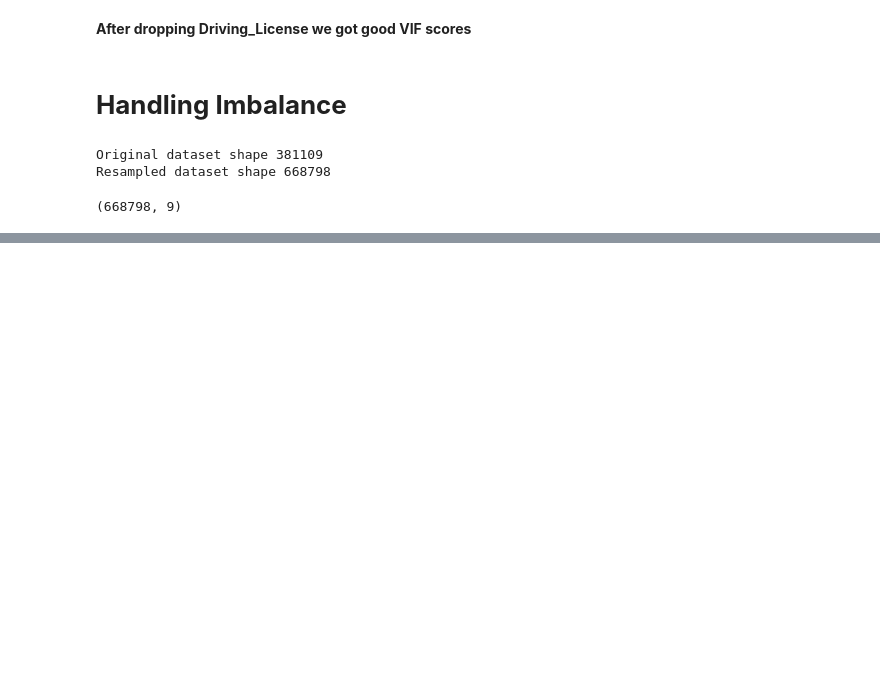
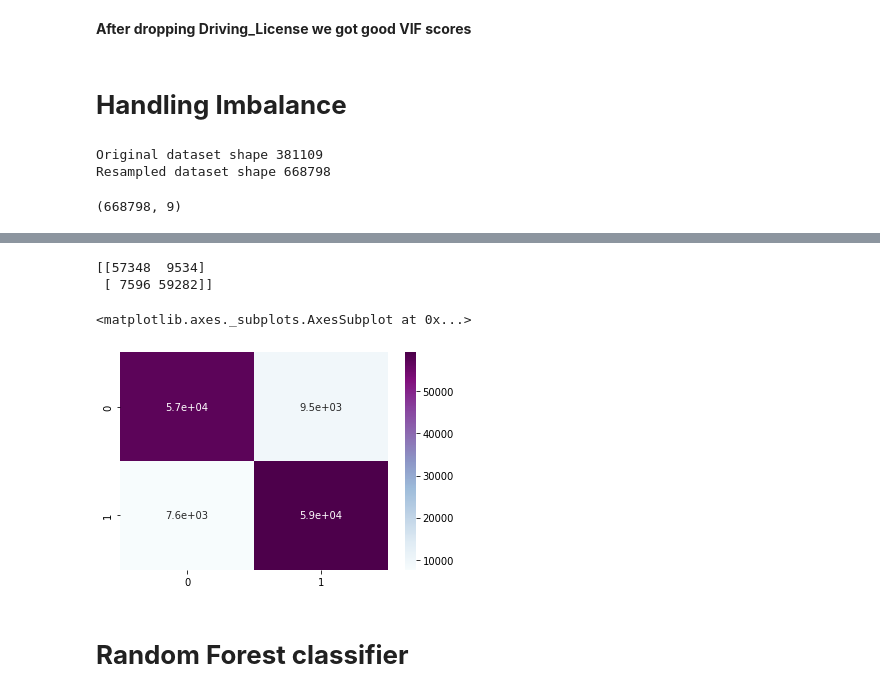
Before and after one commit to SuvirKapse/HEALTH-INSURANCE-CROSS-SELL-PREDICTION, a Jupyter notebook: HEALTH_INSURANCE_CROSS_SELL_PREDICTION.ipynb, the cells around one changed output, grey strips where cells are left out. Cells and saved outputs as stored; diff of their text form; code cells hidden in the pictures; blank space fills up the shorter version.

```diff
--- a/HEALTH_INSURANCE_CROSS_SELL_PREDICTION.ipynb
+++ b/HEALTH_INSURANCE_CROSS_SELL_PREDICTION.ipynb
@@ -537,0 +671,12 @@ X.shape
+# %%
+# Confusion matrix useful to find how many values are classified correctly
+cm=confusion_matrix(y_test,dtree_pred)
+print(cm)
+sns.heatmap(cm,annot=True,cmap='BuPu')
+# %% [output]
+[[57348  9534]
+ [ 7596 59282]]
+<matplotlib.axes._subplots.AxesSubplot at 0x...>
+[figure, added]
+# %% [markdown]
+# **Random Forest classifier**
```
Also changed, not shown: parts of 45 cells of this notebook.
